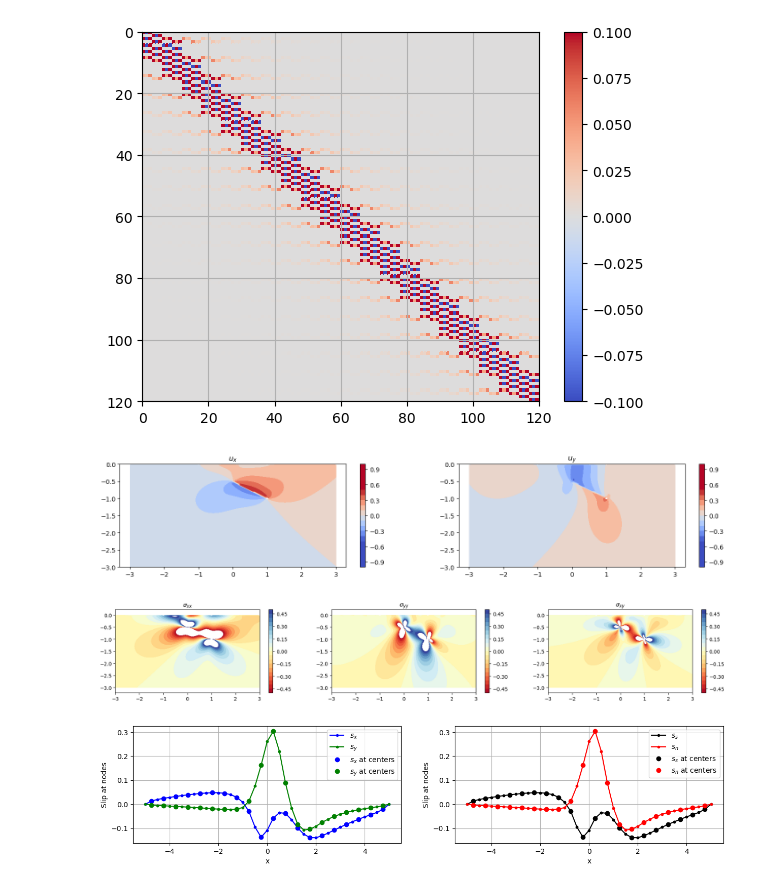
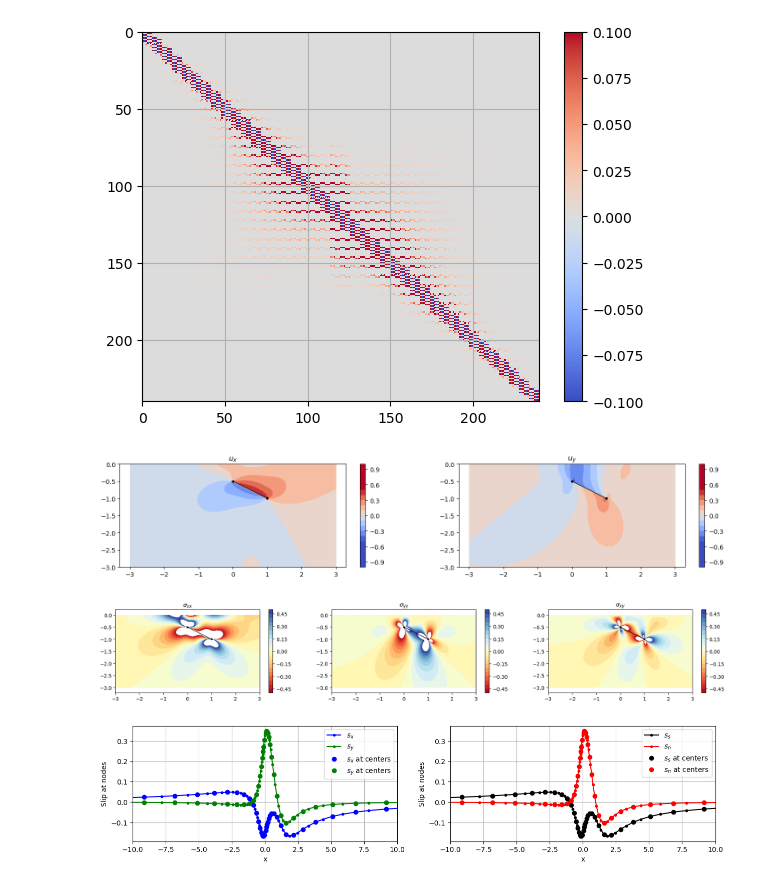
Before and after one commit to mallickrishg/bemcs, a Jupyter notebook: examples/examples_2_freesurface.ipynb, the cells around one changed output. Drawn from its saved outputs; the diff is of its cells as text; code cells hidden in the pictures.

```diff
--- a/examples/examples_2_freesurface.ipynb
+++ b/examples/examples_2_freesurface.ipynb
@@ -43,13 +44,15 @@ mu = 1
 nu = 0.25
 
 # create a uniform mesh of the free surface
-n_elements = 20
-L_fault = 10 # fault length in x
-xmesh = np.linspace(-L_fault/2,L_fault/2,n_elements+1)
+n_elements = 40 # only even number
+L_fault = 50 # fault length in x
+xlogvals = np.logspace(-1.,np.log10(L_fault/2),int(n_elements/2))
+# xmesh = np.linspace(-L_fault/2,L_fault/2,n_elements+1)
+xmesh = np.concatenate((-xlogvals[::-1],[0.],xlogvals))
 x1 = xmesh[0:-1]
 x2 = xmesh[1:]
-y1 = 0*x1
-y2 = 0*x2
+y1 = 0*x1 + 1e-12
+y2 = 0*x2 + 1e-12
 
 elements = []
 element = {}
@@ -76,10 +79,10 @@ for i in range(n_elements):
 # create a source (use constant slip)
 element = {}
 source = []
-element["x1"] = 0.
+element["x1"] = -0.0
 element["x2"] = 1.0
 element["y1"] = -0.5
-element["y2"] = -1.
+element["y2"] = -1.0
 source.append(element.copy())
 source = bemcs.standardize_elements(source)
 
@@ -127,15 +130,14 @@ BCvector = np.zeros((len(elements)*6,1))
 # slip OR slip gradients at the boundaries (we set them to 0 here)
 BCvector[0:2] = 0.
 BCvector[-2:] = 0.
-
 # traction-free boundary condition for element centers
 BCvector[2:-3:6] = -tsource_x
 BCvector[3:-2:6] = -tsource_y
 
 # Linear operator for BCs as a matrix
 # boundary nodes (set to 0 slip)
-matrix_system[0:2,:] = matrix_slip[0:2:]
-matrix_system[-2:,:] = matrix_slip[-2:,:]
+matrix_system[0:2,:] = matrix_slipgradient[0:2:]
+matrix_system[-2:,:] = matrix_slipgradient[-2:,:]
 
 # patch center nodes (for x,y components)
 matrix_tx = np.zeros((len(elements),6*len(elements)))
@@ -183,5 +185,5 @@ for i in range(len(elements)):
     quadratic_coefs_s[3*i:3*(i+1)] = quadratic_coefs[6*i:6*i+3]
     quadratic_coefs_n[3*i:3*(i+1)] = quadratic_coefs[6*i+3:6*(i+1)]
 # %% [output]
-[figure, old version]
+[figure, new version]
 # %%
@@ -212,8 +214,7 @@ sxy = kernels_source_s[2] @ (quadratic_source) + kernels_s[2] @ quadratic_coefs_
 plt.figure(figsize=(18,3))
 plt.subplot(1, 2, 1)
 plt.contourf(x_plot.reshape(n_obs, n_obs), y_plot.reshape(n_obs, n_obs), ux.reshape(n_obs, n_obs),cmap='coolwarm',levels=np.linspace(-1., 1., 21),vmin=-0.5,vmax=0.5)
-# for element in elements:
-#     plt.plot([element["x1"], element["x2"]],[element["y1"], element["y2"]],".-k",linewidth=1.0)
+plt.plot([source[0]["x1"], source[0]["x2"]],[source[0]["y1"], source[0]["y2"]],".-k",linewidth=1.0)
 plt.clim(-0.5,0.5)
 plt.colorbar()
 # plt.quiver(x_plot[0::nskip_plot],y_plot[0::nskip_plot],ux[0::nskip_plot],uy[0::nskip_plot])
@@ -222,8 +223,7 @@ plt.title("$u_x$")
 
 plt.subplot(1, 2, 2)
 plt.contourf(x_plot.reshape(n_obs, n_obs), y_plot.reshape(n_obs, n_obs), uy.reshape(n_obs, n_obs),cmap='coolwarm',levels=np.linspace(-1., 1., 21),vmin=-0.5,vmax=0.5)
-# for element in elements:
-    # plt.plot([element["x1"], element["x2"]],[element["y1"], element["y2"]],".-k",linewidth=1.0)
+plt.plot([source[0]["x1"], source[0]["x2"]],[source[0]["y1"], source[0]["y2"]],".-k",linewidth=1.0)
 plt.clim(-0.5,0.5)
 plt.colorbar()
 # plt.quiver(x_plot[0::nskip_plot],y_plot[0::nskip_plot],ux[0::nskip_plot],uy[0::nskip_plot])
@@ -236,6 +236,7 @@ plt.figure(figsize=(22, 3))
 plt.subplot(1, 3, 1)
 toplot = sxx
 plt.contourf(x_plot.reshape(n_obs, n_obs), y_plot.reshape(n_obs, n_obs), toplot.reshape(n_obs, n_obs),levels=np.linspace(-0.5, 0.5, 21),cmap='RdYlBu',vmin=-0.5,vmax=0.5)
+plt.plot([source[0]["x1"], source[0]["x2"]],[source[0]["y1"], source[0]["y2"]],".-k",linewidth=1.0)
 # for element in elements:
 #     plt.plot([element["x1"], element["x2"]],[element["y1"], element["y2"]],".-k",linewidth=1.0)
 plt.colorbar()
@@ -246,6 +247,7 @@ plt.title("$\sigma_{xx}$")
 plt.subplot(1, 3, 2)
 toplot = syy
 plt.contourf(x_plot.reshape(n_obs, n_obs), y_plot.reshape(n_obs, n_obs), toplot.reshape(n_obs, n_obs),levels=np.linspace(-0.5, 0.5, 21),cmap='RdYlBu',vmin=-0.5,vmax=0.5)
+plt.plot([source[0]["x1"], source[0]["x2"]],[source[0]["y1"], source[0]["y2"]],".-k",linewidth=1.0)
 # for element in elements:
 #     plt.plot([element["x1"], element["x2"]],[element["y1"], element["y2"]],".-k",linewidth=1.0)
 plt.colorbar()
@@ -256,6 +258,7 @@ plt.title("$\sigma_{yy}$")
 plt.subplot(1, 3, 3)
 toplot = sxy
 plt.contourf(x_plot.reshape(n_obs, n_obs), y_plot.reshape(n_obs, n_obs), toplot.reshape(n_obs, n_obs),levels=np.linspace(-0.5, 0.5, 21),cmap='RdYlBu',vmin=-0.5,vmax=0.5)
+plt.plot([source[0]["x1"], source[0]["x2"]],[source[0]["y1"], source[0]["y2"]],".-k",linewidth=1.0)
 # for element in elements:
 #     plt.plot([element["x1"], element["x2"]],[element["y1"], element["y2"]],".-k",linewidth=1.0)
 plt.colorbar()
@@ -264,7 +267,7 @@ plt.axis("equal")
 plt.title("$\sigma_{xy}$")
 plt.show()
 # %% [output]
-[figure, old version]
+[figure, new version]
 [figure]
 # %%
 # extract slip at nodes from quadratic coefficients
@@ -280,31 +283,33 @@ for i in range(len(elements)):
     dummy = slip_vector[3*i:3*(i+1),:]@elements[i]["rotation_matrix"]
     slip_nodes_s[3*i:3*(i+1),0] = dummy[:,0]
     slip_nodes_n[3*i:3*(i+1),0] = dummy[:,1]
 
 xnodes = np.zeros((3*len(elements),1))
 xnodes[0::3,0] = x1
 xnodes[2::3,0] = x2
 xnodes[1::3,0] = 0.5*(x1 + x2)
 
 plt.figure(figsize=(15,3))
 plt.subplot(1,2,1)
 plt.plot(xnodes,slip_nodes_x,'b.-',label='$s_x$')
 plt.plot(xnodes,slip_nodes_y,'g.-',label='$s_y$')
 plt.plot(xnodes[1:-1:3,0],slip_nodes_x[1:-1:3,0],'bo',label='$s_x$ at centers')
 plt.plot(xnodes[1:-1:3,0],slip_nodes_y[1:-1:3,0],'go',label='$s_y$ at centers')
 plt.xlabel("x")
 plt.ylabel("Slip at nodes")
 plt.legend()
 plt.grid()
+plt.xlim((-10,10))
 plt.subplot(1,2,2)
 plt.plot(xnodes,slip_nodes_s,'k.-',label='$s_s$')
 plt.plot(xnodes,slip_nodes_n,'r.-',label='$s_n$')
 plt.plot(xnodes[1:-1:3,0],slip_nodes_s[1:-1:3,0],'ko',label='$s_s$ at centers')
 plt.plot(xnodes[1:-1:3,0],slip_nodes_n[1:-1:3,0],'ro',label='$s_n$ at centers')
 plt.xlabel("x")
 plt.ylabel("Slip at nodes")
 plt.legend()
 plt.grid()
+plt.xlim((-10,10))
 plt.show()
 # %% [output]
-[figure, old version]
+[figure, new version]
```
Also changed, not shown: parts of 6 cells of this notebook.
